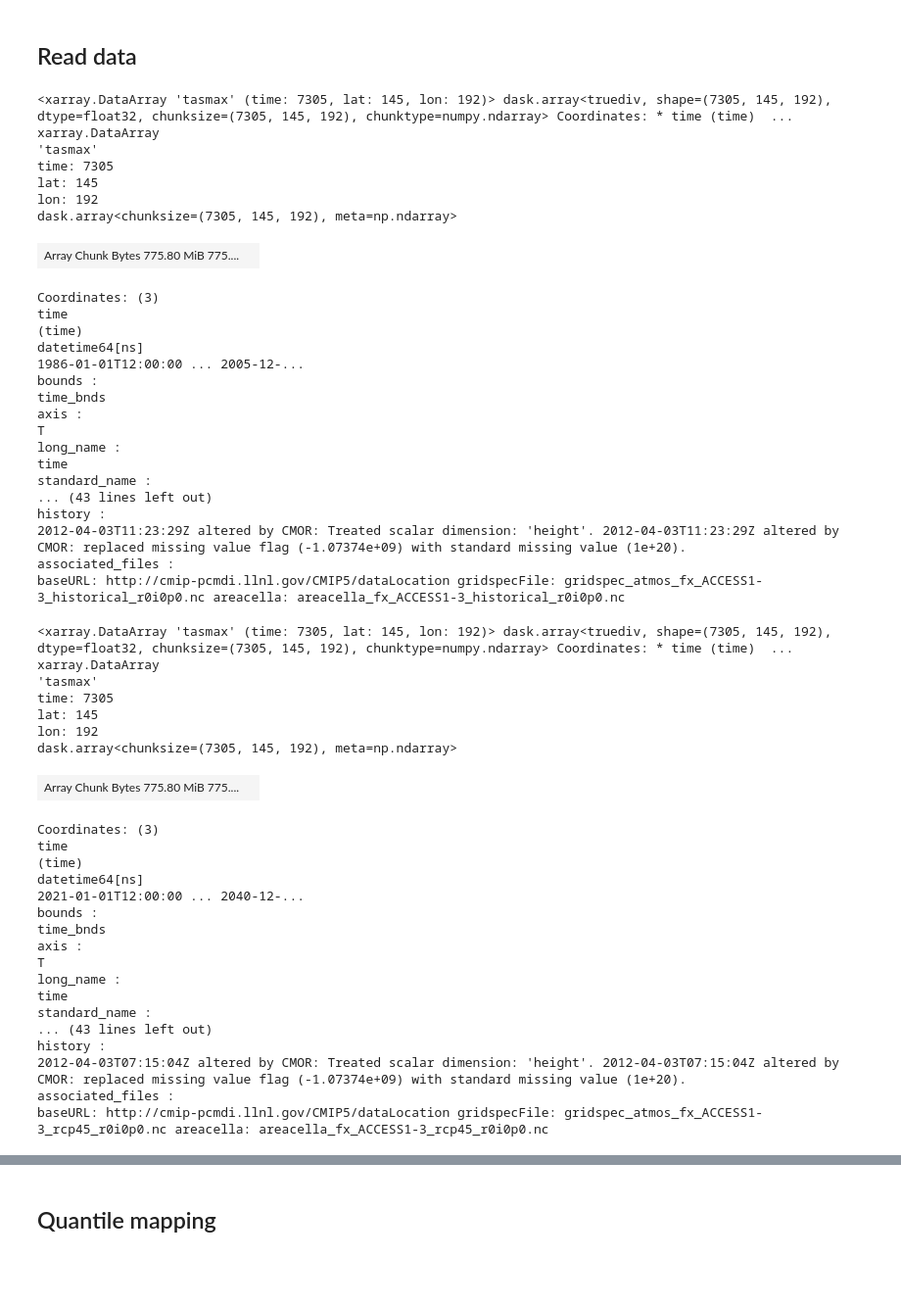
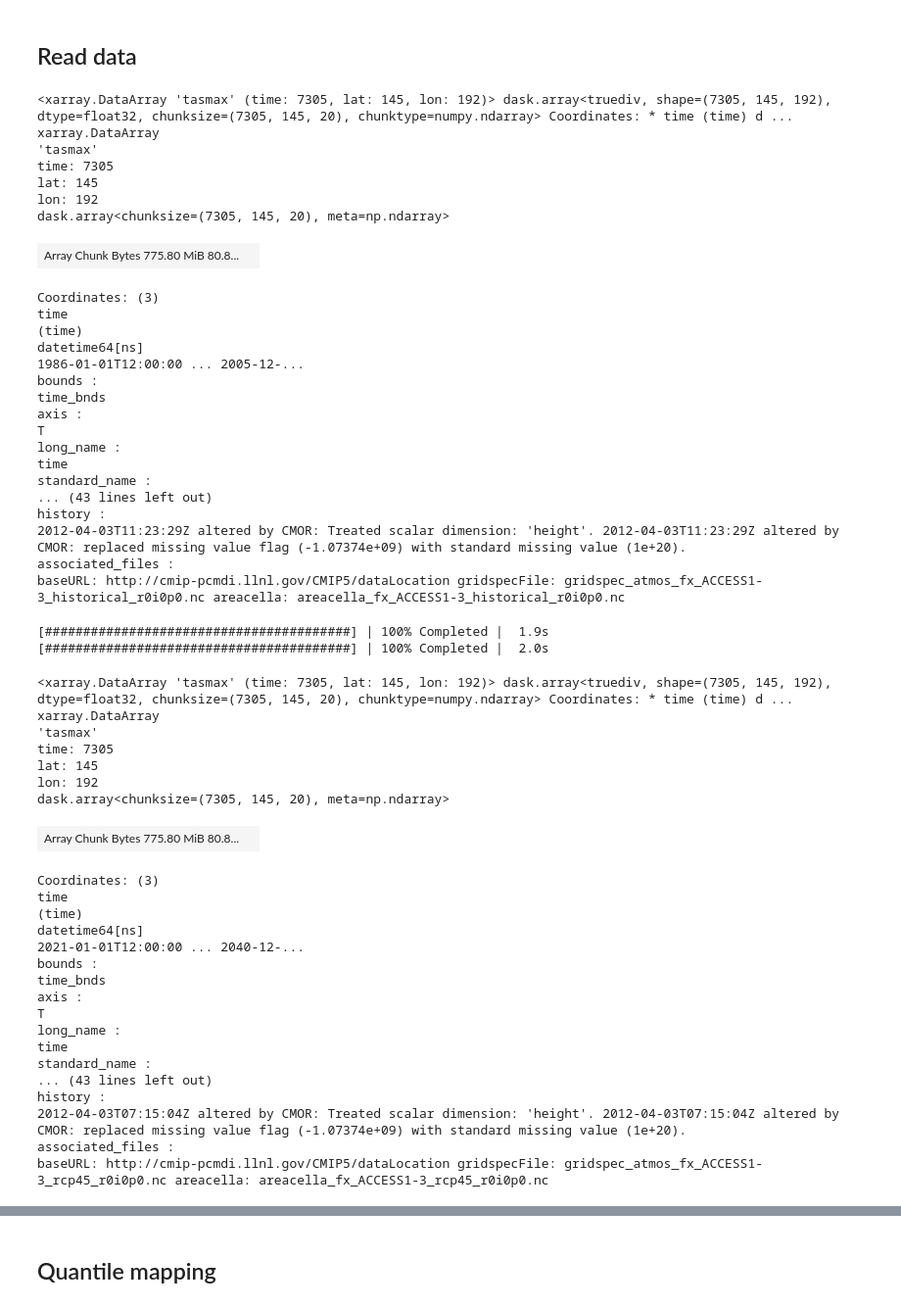
Before and after one commit to AusClimateService/qqscale, a Jupyter notebook: qqscale.ipynb, the cells around one changed output, grey strips where cells are left out. Shown: that part at 98% size. Drawn from its saved outputs; the diff is of its cells as text; code cells hidden in the pictures; blank space fills up the shorter version.

```diff
--- a/qqscale.ipynb
+++ b/qqscale.ipynb
@@ -41,7 +37,7 @@ model_run = 'r1i1p1'
 historical_time_bounds = ['1986-01-01', '2005-12-31']
 future_time_bounds = ['2021-01-01', '2040-12-31']
 
-spatial_selection = None
+spatial_selection = [-44, -39.5, 143.5, 149]
 spatial_aggregation = "none"
 
 example_point = [-42.9, 147.3]
@@ -54,6 +50,7 @@ mapping_method = 'additive'
 
 output_file = '/g/data/wp00/dbi599/tasmax_day_AGCD-ACCESS1-3_rcp45_r1i1p1_20210101-20401231.nc'
 # %%
+# Observations
 agcd_var_names = {'tasmax': 'tmax'}
 agcd_units = {'tasmax': 'C'}
 if obs_name == 'AGCD':
@@ -63,7 +60,17 @@ else:
     obs_var = variable
     obs_units = None
 
+# Model
 model_var = variable
+
+# Spatial selection
+if spatial_selection and (spatial_aggregation=="none"):
+    if len(spatial_selection) == 2:
+        model_spatial_selection = spatial_selection
+    else:
+        model_spatial_selection = None
+else:
+    model_spatial_selection = spatial_selection
 # %%
 # Required parameters
 assert 'model_name' in locals(), "Must provide a model name"
@@ -77,22 +84,22 @@ hist_files = ['/g/data/rr3/publications/CMIP5/output1/CSIRO-BOM/ACCESS1-3/histor
 # %%
 ds_hist = read_data(
     hist_files,
     model_var,
     time_bounds=historical_time_bounds,
-    spatial_sel=spatial_selection,
+    spatial_sel=model_spatial_selection,
     spatial_agg=spatial_aggregation,
     input_units=model_units,
     output_units=output_units)
 ds_hist[model_var]
 # %% [output]
-<xarray.DataArray 'tasmax' (time: 7305, lat: 145, lon: 192)> dask.array<truediv, shape=(7305, 145, 192), dtype=float32, chunksize=(7305, 145, 192), chunktype=numpy.ndarray> Coordinates: * time (time)  ...
+<xarray.DataArray 'tasmax' (time: 7305, lat: 145, lon: 192)> dask.array<truediv, shape=(7305, 145, 192), dtype=float32, chunksize=(7305, 145, 20), chunktype=numpy.ndarray> Coordinates: * time (time) d ...
 xarray.DataArray
 'tasmax'
 time: 7305
 lat: 145
 lon: 192
-dask.array<chunksize=(7305, 145, 192), meta=np.ndarray>
+dask.array<chunksize=(7305, 145, 20), meta=np.ndarray>
-| Array Chunk Bytes 775.80 MiB 775.... |  |
+| Array Chunk Bytes 775.80 MiB 80.8... |  |
 Coordinates: (3)
 time
 (time)
@@ -112,6 +119,9 @@ associated_files :
 baseURL: http://cmip-pcmdi.llnl.gov/CMIP5/dataLocation gridspecFile: gridspec_atmos_fx_ACCESS1-3_historical_r0i0p0.nc areacella: areacella_fx_ACCESS1-3_historical_r0i0p0.nc
 # %%
 ds_hist = ds_hist.compute()
+# %% [output]
+[########################################] | 100% Completed |  1.9s
+[########################################] | 100% Completed |  2.0s
 # %%
 future_files = ['/g/data/rr3/publications/CMIP5/output1/CSIRO-BOM/ACCESS1-3/rcp45/day/atmos/day/r1i1p1/latest/tasmax/tasmax_day_ACCESS1-3_rcp45_r1i1p1_20060101-20301231.nc',
                 '/g/data/rr3/publications/CMIP5/output1/CSIRO-BOM/ACCESS1-3/rcp45/day/atmos/day/r1i1p1/latest/tasmax/tasmax_day_ACCESS1-3_rcp45_r1i1p1_20310101-20551231.nc']
@@ -120,20 +130,20 @@ ds_future = read_data(
     future_files,
     model_var,
     time_bounds=future_time_bounds,
-    spatial_sel=spatial_selection,
+    spatial_sel=model_spatial_selection,
     spatial_agg=spatial_aggregation,
     input_units=model_units,
     output_units=output_units)
 ds_future[model_var]
 # %% [output]
-<xarray.DataArray 'tasmax' (time: 7305, lat: 145, lon: 192)> dask.array<truediv, shape=(7305, 145, 192), dtype=float32, chunksize=(7305, 145, 192), chunktype=numpy.ndarray> Coordinates: * time (time)  ...
+<xarray.DataArray 'tasmax' (time: 7305, lat: 145, lon: 192)> dask.array<truediv, shape=(7305, 145, 192), dtype=float32, chunksize=(7305, 145, 20), chunktype=numpy.ndarray> Coordinates: * time (time) d ...
 xarray.DataArray
 'tasmax'
 time: 7305
 lat: 145
 lon: 192
-dask.array<chunksize=(7305, 145, 192), meta=np.ndarray>
+dask.array<chunksize=(7305, 145, 20), meta=np.ndarray>
-| Array Chunk Bytes 775.80 MiB 775.... |  |
+| Array Chunk Bytes 775.80 MiB 80.8... |  |
 Coordinates: (3)
 time
 (time)
```
Also changed, not shown: parts of 27 cells of this notebook, 3 other files.
